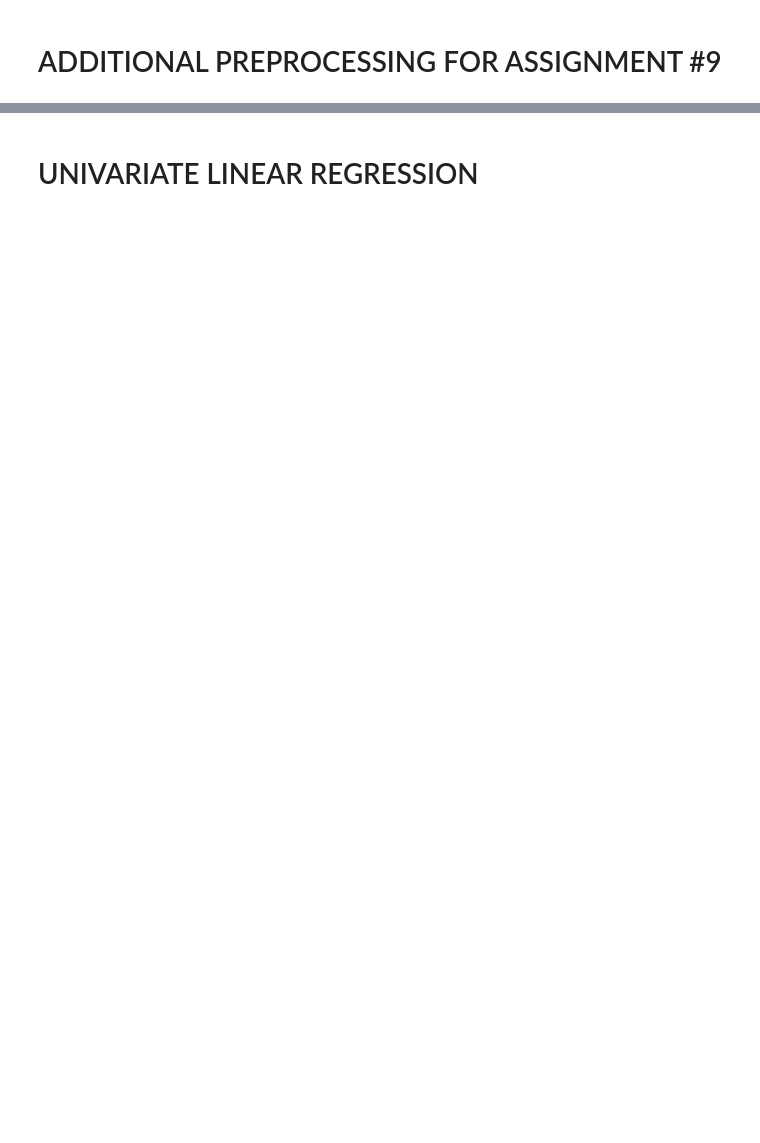
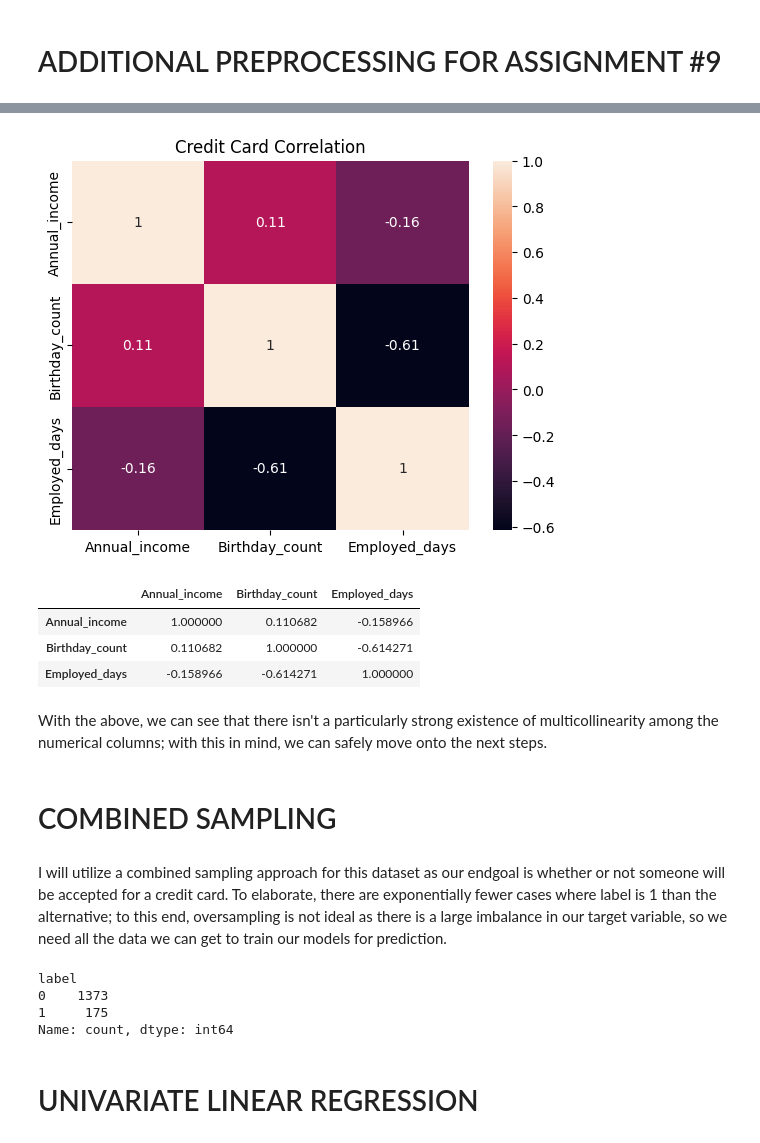
Before and after one commit to HarshBains/harsh_bains_csci_1070, a Jupyter notebook: Week 10/Homework_09_Questions.ipynb, the cells around one changed output, grey strips where cells are left out. Drawn from its saved outputs; the diff is of its cells as text; code cells hidden in the pictures; blank space fills up the shorter version.

```diff
--- a/Week 10/Homework_09_Questions.ipynb
+++ b/Week 10/Homework_09_Questions.ipynb
@@ -97,0 +134,29 @@ credit_df = null_sub()
+# %%
+data = credit_df[['Annual_income', 'Birthday_count', 'Employed_days']]
+corrMatrix = data.corr()
+
+sns.heatmap(corrMatrix, annot=True)
+plt.title('Credit Card Correlation')
+plt.show()
+
+corrMatrix
+# %% [output]
+[figure, added]
+|  | Annual_income | Birthday_count | Employed_days |
+| Annual_income | 1.000000 | 0.110682 | -0.158966 |
+| Birthday_count | 0.110682 | 1.000000 | -0.614271 |
+| Employed_days | -0.158966 | -0.614271 | 1.000000 |
+# %% [markdown]
+With the above, we can see that there isn't a particularly strong existence of multicollinearity among the numerical columns; with this in mind, we can safely move onto the next steps.
+# %% [markdown]
+# COMBINED SAMPLING
+# %% [markdown]
+I will utilize a combined sampling approach for this dataset as our endgoal is whether or not someone will be accepted for a credit card. To elaborate, there are exponentially fewer cases where label is 1 than the alternative; to this end, oversampling is not ideal as there is a large imbalance in our target variable, so we need all the data we can get to train our models for prediction.
+# %%
+# Show the imbalance in labels
+credit_df['label'].value_counts()
+# %% [output]
+label
+0    1373
+1     175
+Name: count, dtype: int64
```
Also changed, not shown: parts of 32 cells of this notebook.
